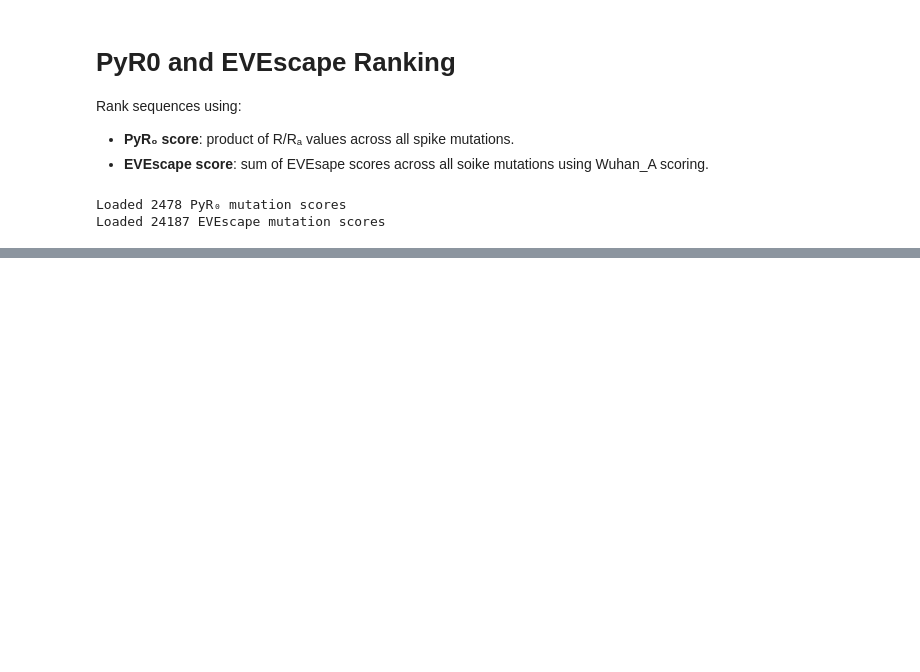
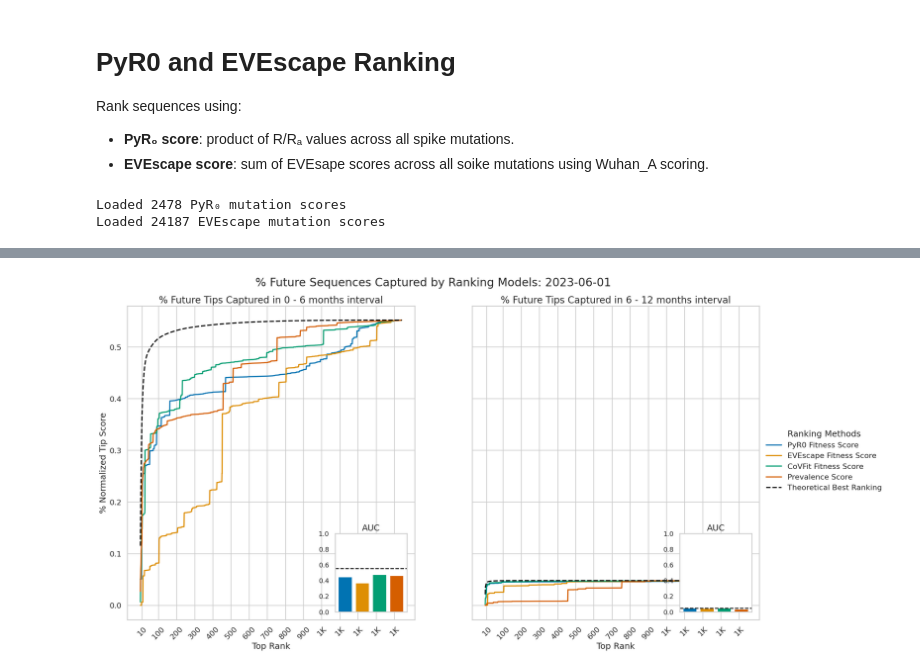
Before and after one commit to TurakhiaLab/VaccineScout, a Jupyter notebook: scripts/rank_analysis.ipynb, the cells around one changed output, grey strips where cells are left out. Drawn from its saved outputs; the diff is of its cells as text; code cells hidden in the pictures; blank space fills up the shorter version.

```diff
--- a/scripts/rank_analysis.ipynb
+++ b/scripts/rank_analysis.ipynb
@@ -118,10 +190,15 @@ We will compute the CoVFit ranking using the precomputed per-sequence average fi
 # %%
 # --- Load CoVFit fitness scores ---
-data_path = f"/data/sukhanna/MPP/ver_2/ver_2A/new_MAT/Disjoint_{d}D/{cutoff_date}/" # For experiments only
-f_name = "CoVFit_Predictions_fold_3.tsv"
-file_path = data_path + f_name
+import subprocess
+from pathlib import Path
+_notebook_dir = Path.cwd()
+COVFIT_DIR = (_notebook_dir / ".." / "CoVFit_CLI").resolve()
+covfit_outdir = ROOT_PATH.rstrip("/")
+covfit_output = f"{covfit_outdir}/CoVFit_Predictions_fold_3.tsv"
 
-covfit_score_df = pd.read_csv(file_path, sep="\t")
+
+
+covfit_score_df = pd.read_csv(covfit_output, sep="\t")
 
 # --- Standardize column names ---
 covfit_score_df = covfit_score_df.rename(columns={"seq_name": "Sequence_ID"})
@@ -186,0 +255,9 @@ current_seq_df.head()
+# %%
+# --- Build oracle ranking of current sequences for each future window ---
+oracle_rankings = build_oracle_current_rankings(
+    current_seq_df,
+    future_seq_dfs,
+    random_state=0,
+)
+
+print(f"Built oracle rankings for {len(oracle_rankings)} time windows")
@@ -214 +413,8 @@ Time slice: 3M_4 | Normalized AUC ceiling: 0.308
+# %%
+plot_1x2_cumulative_auto(rank_results=rank_results,
+                         auc_scores=auc_scores,
+                         auc_ceil=auc_ceil_dict,
+                         cutoff_date=cutoff_date)
+# %% [output]
+[figure, added]
 # %% [markdown]
```
Also changed, not shown: parts of 19 cells of this notebook, 10 other files.
